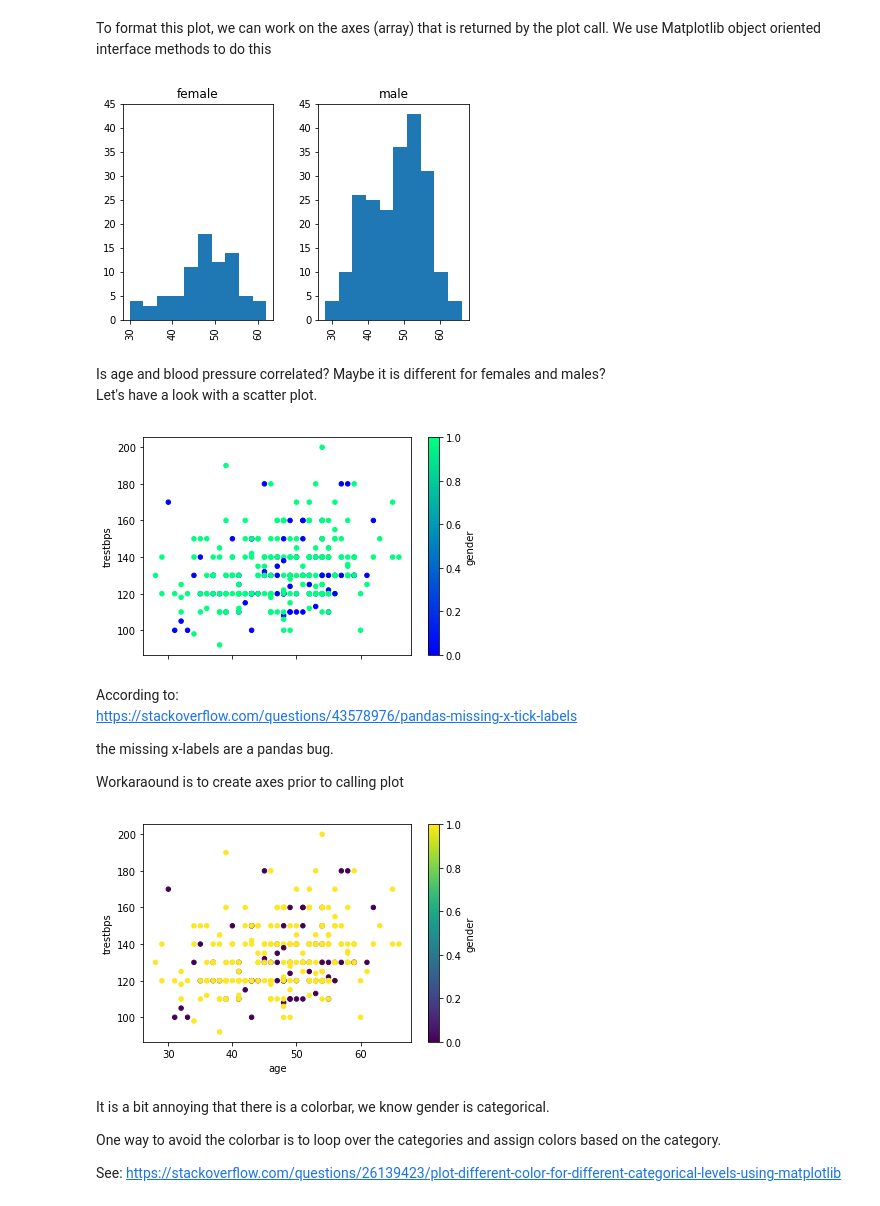
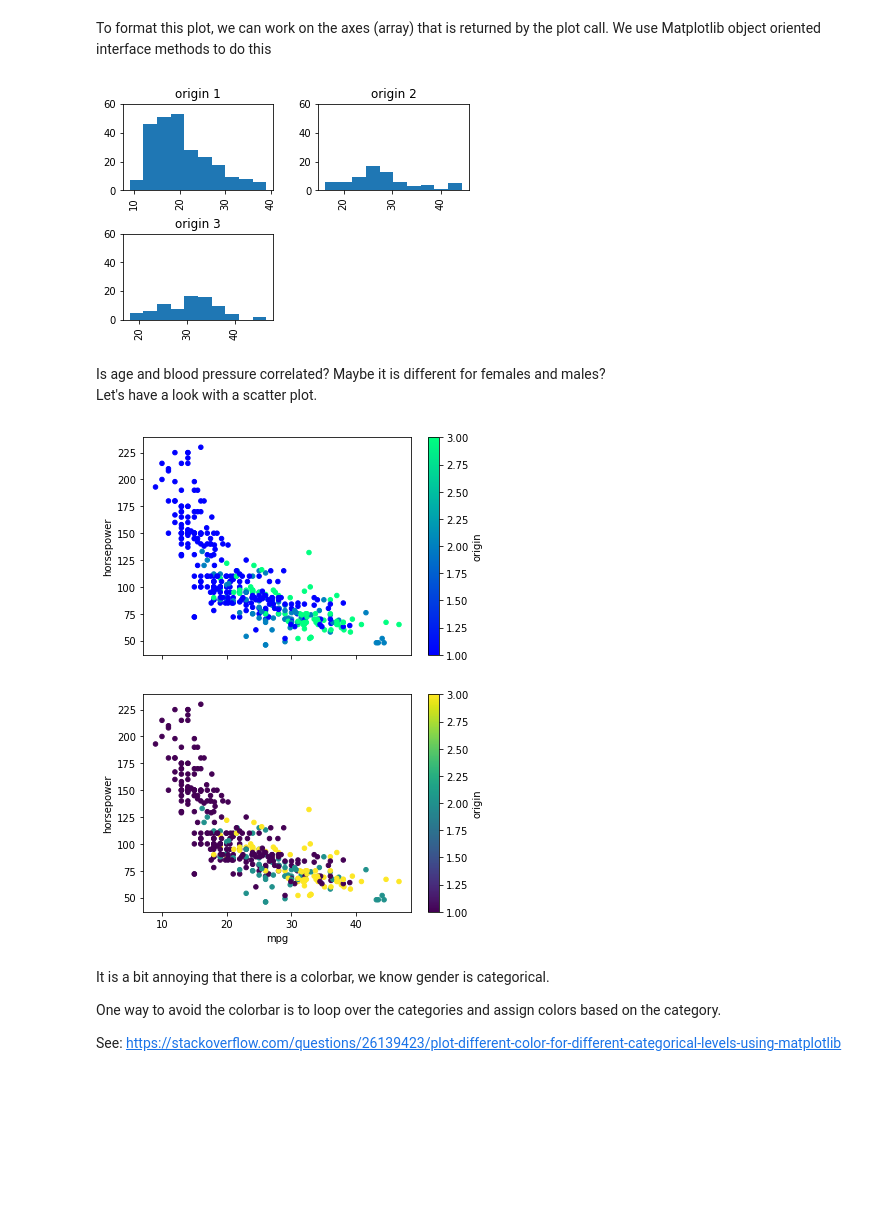
Before and after one commit to ENSF611/lab0-data-and-visualization-review-rbawah, a Jupyter notebook: lab0-visualization-auto_mpg.ipynb, the cells around one changed output. Cells and saved outputs as stored; diff of their text form; code cells hidden in the pictures; blank space fills up the shorter version.

```diff
--- a/lab0-visualization-auto_mpg.ipynb
+++ b/lab0-visualization-auto_mpg.ipynb
@@ -71,7 +66,7 @@ operable program or batch file.
 ## Plotting with pandas
 # %%
 col_names = ['mpg', 'cylinders', 'displacement', 'horsepower', 'weight', 'acceleration', 'model year', 'origin', 'car name']
-data = pd.read_fwf("auto-mpg.data", header=None, names = col_names)
+data = pd.read_fwf("auto-mpg.data", header=None, names = col_names, na_values='?')
 # %% [markdown]
 Plotting all columns, works, but does not provide a lot of insight.
 # %%
@@ -103,30 +98,24 @@ axs = data.hist(column='mpg', by='origin')
 # %% [markdown]
 To format this plot, we can work on the axes (array) that is returned by the plot call. We use Matplotlib object oriented interface methods to do this
 # %%
-axs = data.hist(column='age', by='gender')
-axs[0].set(title='female', ylim=[0, 45])
-axs[1].set(title='male', ylim=[0, 45]);
+axs = data.hist(column='mpg', by='origin')
+axs[0, 0].set(title='origin 1', ylim=[0, 60])
+axs[0, 1].set(title='origin 2', ylim=[0, 60])
+axs[1, 0].set(title='origin 3', ylim=[0, 60]);
 # %% [output]
-[figure, old version]
+[figure, new version]
 # %% [markdown]
 Is age and blood pressure correlated? Maybe it is different for females and males?
 Let's have a look with a scatter plot.
 # %%
-data.plot.scatter('age', 'trestbps', c='gender', colormap='winter');
+data.plot.scatter('mpg', 'horsepower', c='origin', colormap='winter');
 # %% [output]
-[figure, old version]
+[figure, new version]
-# %% [markdown]
-According to:
-https://stackoverflow.com/questions/43578976/pandas-missing-x-tick-labels
-
-the missing x-labels are a pandas bug.
-
-Workaraound is to create axes prior to calling plot
 # %%
 fig, ax = plt.subplots()
-data.plot.scatter('age', 'trestbps', c='gender', colormap='viridis', ax=ax);
+data.plot.scatter('mpg', 'horsepower', c='origin', colormap='viridis', ax=ax);
 # %% [output]
-[figure, old version]
+[figure, new version]
 # %% [markdown]
 It is a bit annoying that there is a colorbar, we know gender is categorical.
 
```
Also changed, not shown: parts of 20 cells of this notebook.
